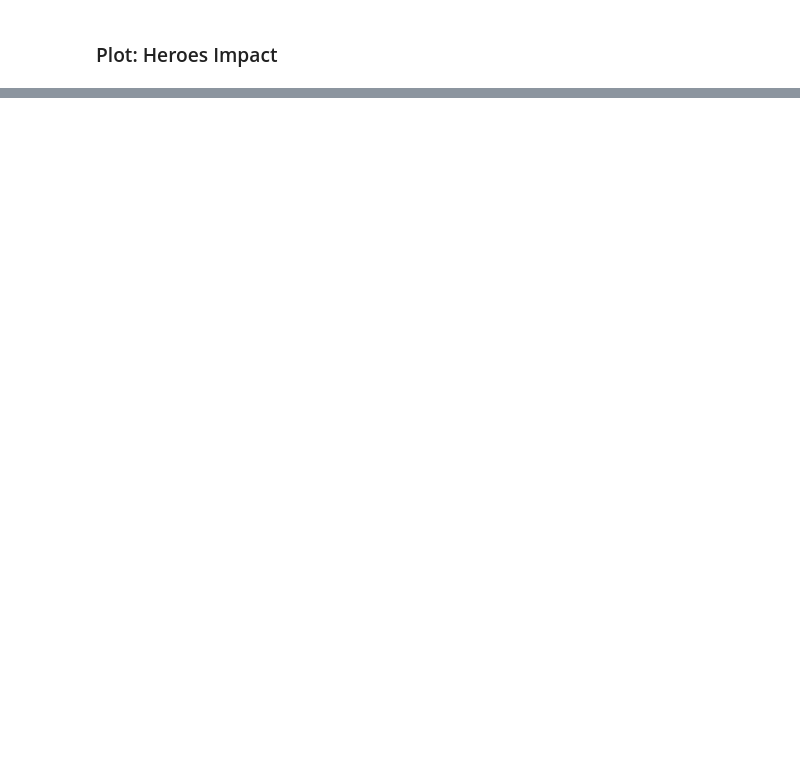
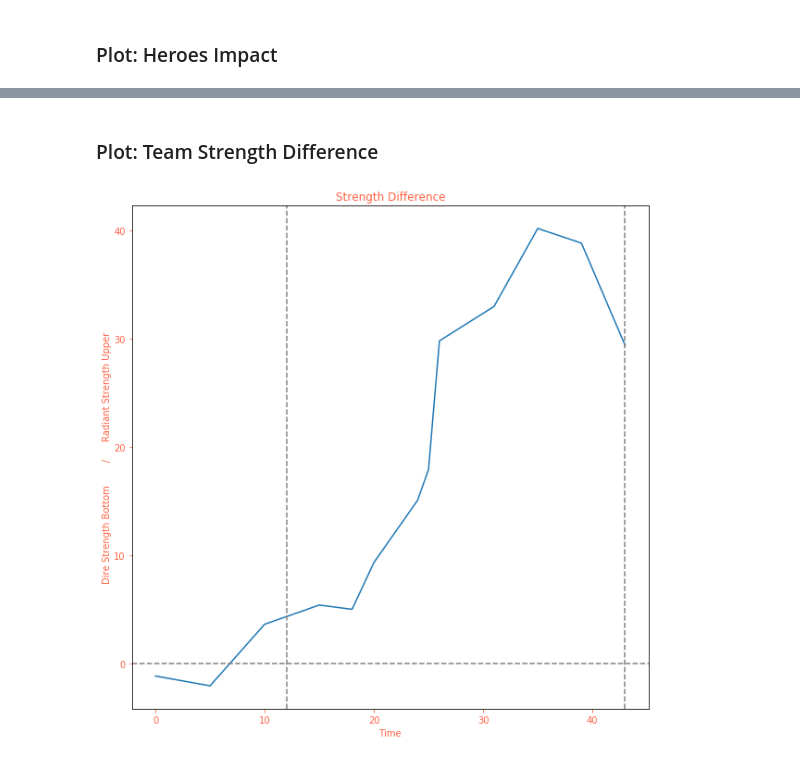
Before and after one commit to dqa611/Dota2_minigame, a Jupyter notebook: Dota2_analysis.ipynb, the cells around one changed output, grey strips where cells are left out. Drawn from its saved outputs; the diff is of its cells as text; code cells hidden in the pictures; blank space fills up the shorter version.

```diff
--- a/Dota2_analysis.ipynb
+++ b/Dota2_analysis.ipynb
@@ -1157,0 +1695,3 @@ combined_plot_early = pd.concat([plot_min0, plot_min5, plot_min10], axis=0, join
+# %%
+midgame_carry_point = [1.18, 1.14, 1.12]
+game_time_end_early = 12
@@ -1157,0 +1700,9 @@ combined_plot_early = pd.concat([plot_min0, plot_min5, plot_min10], axis=0, join
+# %%
+last_round_score_multiplier = 1/4
+counter_score_multiplier = 3
+no_hero_role_penalty_rate = 1.6
+
+# Hero will have bonus growth depending on the natural point attribute it has. For example, CM will have a growth plus 3-support point divided by this number below, which is 0.6
+
+natural_attr_divider = 5
+round_combat_bonus_fixed_rate = 1/600
@@ -1470,0 +2022,3 @@ round_combat_bonus_fixed_rate = 1/600
+# %%
+combined_plot = plot_fullgame()
+hero_impact_chart = combined_plot.groupby(['stage', 'Hero Fullname'])['Level'].sum().unstack()
@@ -1470,0 +2039,20 @@ round_combat_bonus_fixed_rate = 1/600
+# %% [markdown]
+### Plot: Team Strength Difference
+# %%
+team_diff = pd.pivot_table(combined_plot, values='Level', index=['stage'], columns=['team'], aggfunc=np.sum)
+team_diff['difference'] = team_diff['radiant'] - team_diff['dire']
+team_diff_plot = team_diff.groupby(['stage'])['difference'].sum()
+# %%
+plt.figure(figsize=(10,10))
+plt.plot(team_diff_plot)
+plt.title(label='Strength Difference', color='tomato')
+plt.tick_params(axis='y', colors='tomato')
+plt.tick_params(axis='x', colors='tomato')
+plt.ylabel('Dire Strength Bottom        /      Radiant Strength Upper', color = 'tomato', verticalalignment='baseline')
+plt.xlabel('Time', color = 'tomato', horizontalalignment='center')
+plt.axhline(y=0, color='gray', linestyle='--')
+plt.axvline(x=game_time_end_early, color='gray',linestyle='--')
+plt.axvline(x=end_midgame_combat['stage'].max(), color='gray',linestyle='--')
+plt.show();
+# %% [output]
+[figure, added]
```
Also changed, not shown: parts of 114 cells of this notebook.
